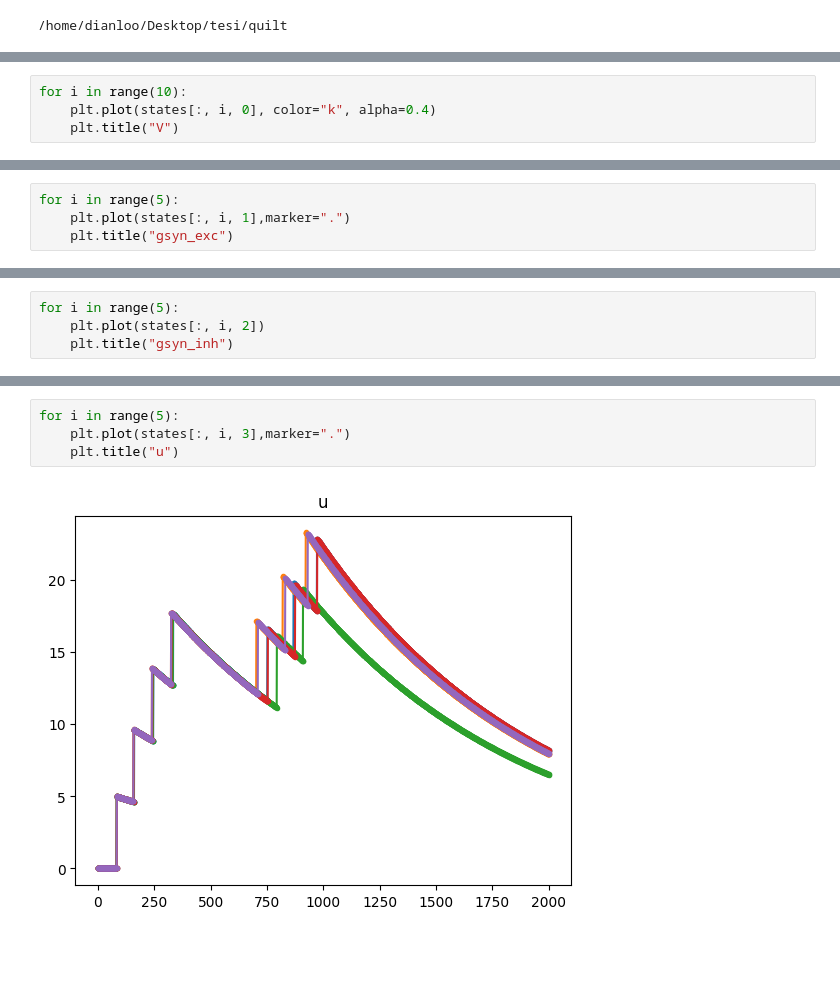
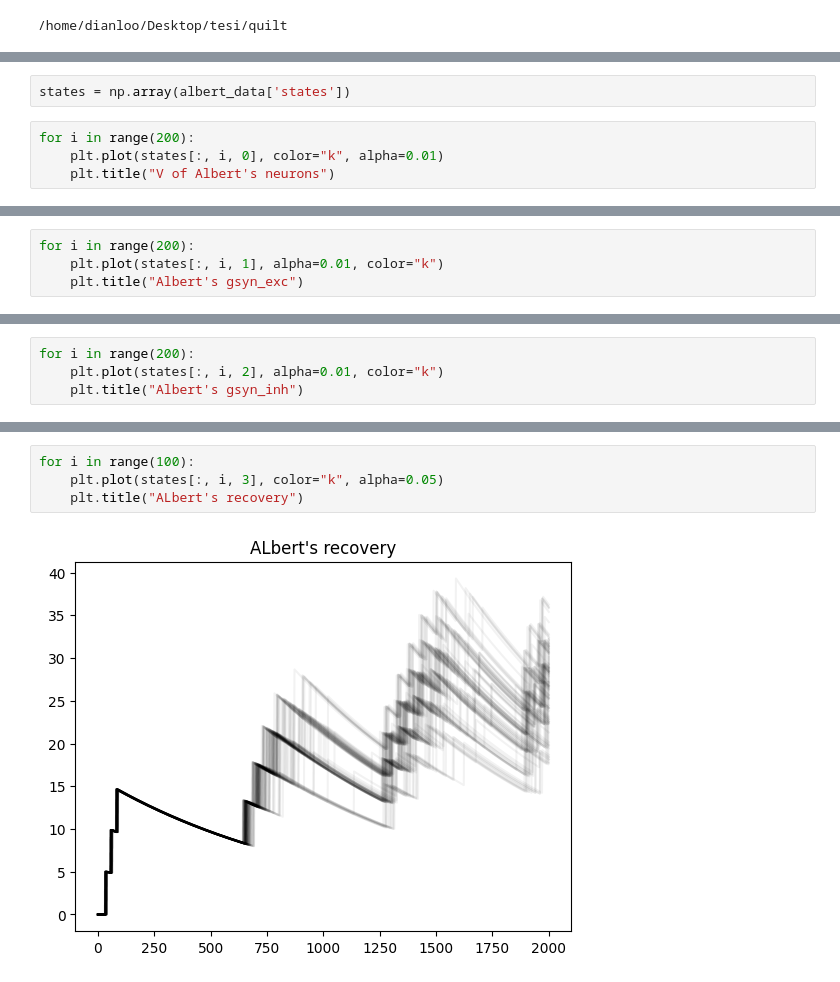
Before and after one commit to djanloo/quilt, a Jupyter notebook: example.ipynb, the cells around one changed output, grey strips where cells are left out. Cells and saved outputs as stored; diff of their text form; blank space fills up the shorter version.

```diff
--- a/example.ipynb
+++ b/example.ipynb
@@ -78,5 +114,7 @@ plt.ylabel("Spikes per timestep");
+# %%
+states = np.array(albert_data['states'])
 # %%
-for i in range(10):
-    plt.plot(states[:, i, 0], color="k", alpha=0.4)
-    plt.title("V")
+for i in range(200):
+    plt.plot(states[:, i, 0], color="k", alpha=0.01)
+    plt.title("V of Albert's neurons")
 # %% [output]
@@ -84,5 +122,5 @@ for i in range(10):
 # %%
-for i in range(5):
-    plt.plot(states[:, i, 1],marker=".")
-    plt.title("gsyn_exc")
+for i in range(200):
+    plt.plot(states[:, i, 1], alpha=0.01, color="k")
+    plt.title("Albert's gsyn_exc")
 # %% [output]
@@ -90,5 +128,5 @@ for i in range(5):
 # %%
-for i in range(5):
-    plt.plot(states[:, i, 2])
-    plt.title("gsyn_inh")
+for i in range(200):
+    plt.plot(states[:, i, 2], alpha=0.01, color="k")
+    plt.title("Albert's gsyn_inh")
 # %% [output]
@@ -96,9 +134,9 @@ for i in range(5):
 # %%
-for i in range(5):
-    plt.plot(states[:, i, 3],marker=".")
-    plt.title("u")
+for i in range(100):
+    plt.plot(states[:, i, 3], color="k", alpha=0.05)
+    plt.title("ALbert's recovery")
 # %% [output]
-[figure, old version]
+[figure, new version]
 # %%
 states = np.array(spikenet.populations['MonaLisa'].get_data()['states'])
 
```
Also changed, not shown: parts of 20 cells of this notebook, 2 other files.
